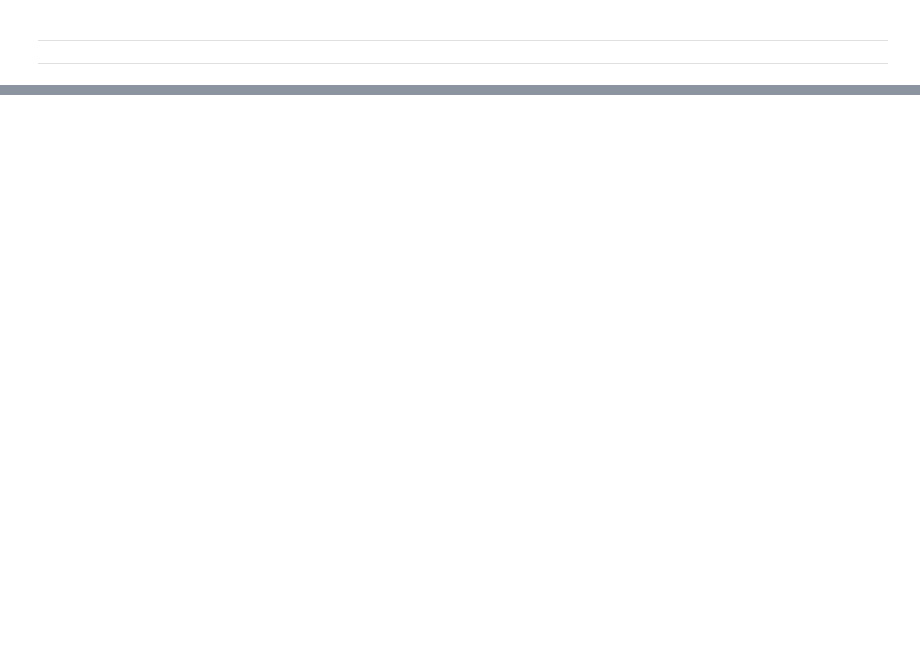
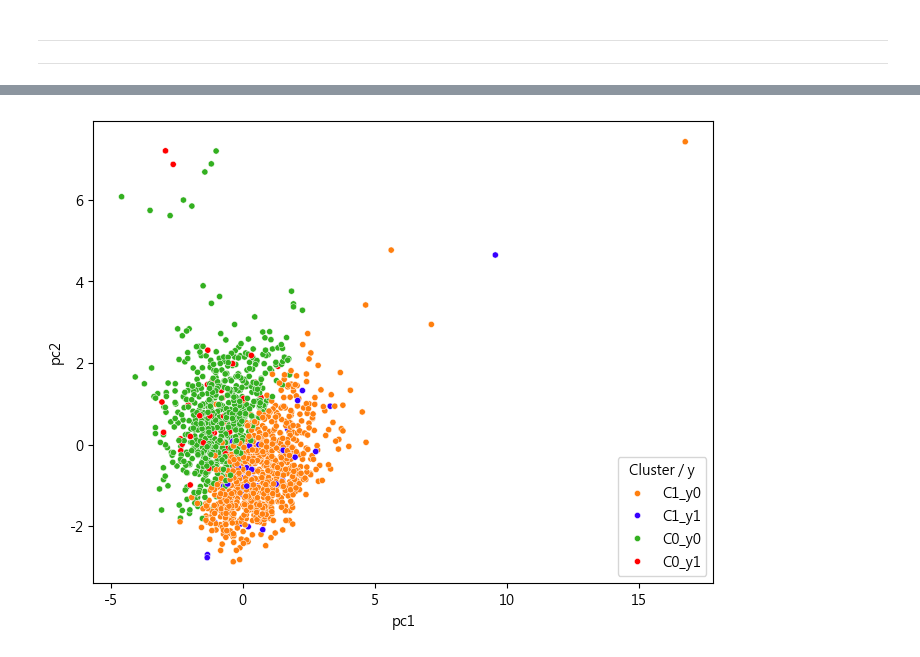
Before and after one commit to JackHuang0125/WHAT_I_DID, a Jupyter notebook: 0 Meeting/0_PAPER_1150128.ipynb, the cells around one changed output, grey strips where cells are left out. Saved outputs shown, nothing was run; the diff lists cells and outputs as text; code cells hidden in the pictures; blank space fills up the shorter version.

```diff
--- a/0 Meeting/0_PAPER_1150128.ipynb
+++ b/0 Meeting/0_PAPER_1150128.ipynb
@@ -1244,0 +2295,28 @@ PCA極端值有:[8, 10, 14, 15, 23, 24, 25, 33, 36, 44, 46, 47, 51, 54, 57, 58,
+# %%
+X_pca_df['y'] = y.values
+
+# 建一個 4 類別欄位： (cluster, y)
+X_pca_df['group'] = (
+    'C' + X_pca_df['cluster'].astype(str) + '_y' + X_pca_df['y'].astype(str)
+)
+# 這樣會有：C0_y0, C0_y1, C1_y0, C1_y1 四種
+
+plt.figure(figsize=(8,6))
+# 自訂 4 種顏色（可自行調整）
+palette = {
+    'C0_y0': "#33B020",  # cluster 0, y=0
+    'C0_y1': "#ff0000",  # cluster 0, y=1
+    'C1_y0': '#ff7f0e',  # cluster 1, y=0
+    'C1_y1': "#3700ff",  # cluster 1, y=1
+}
+sns.scatterplot(
+    data=X_pca_df,
+    x='pc1', y='pc2',
+    hue='group',
+    palette=palette,
+    s=20
+)
+plt.legend(title='Cluster / y', loc='best')
+plt.show()
+# %% [output]
+[figure, added]
```
Also changed, not shown: parts of 19 cells of this notebook, 2 other files.
